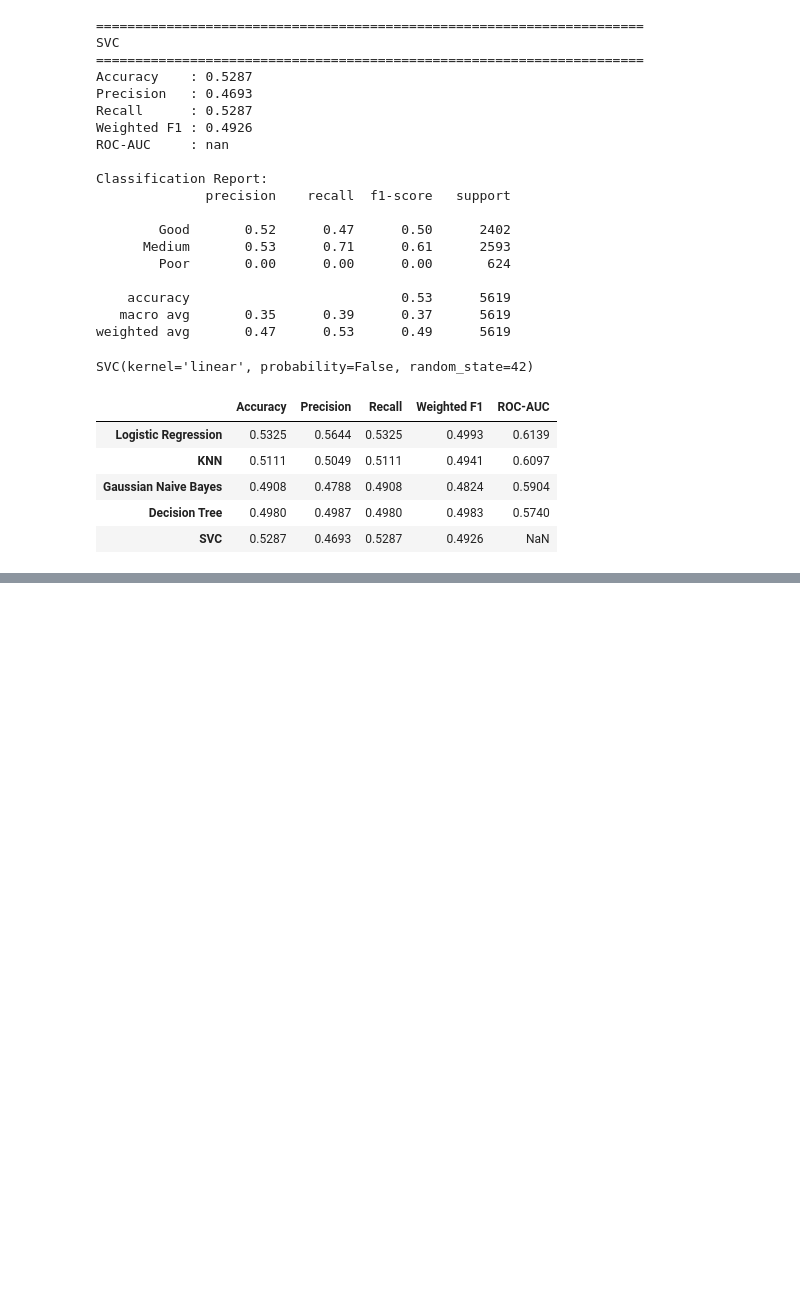
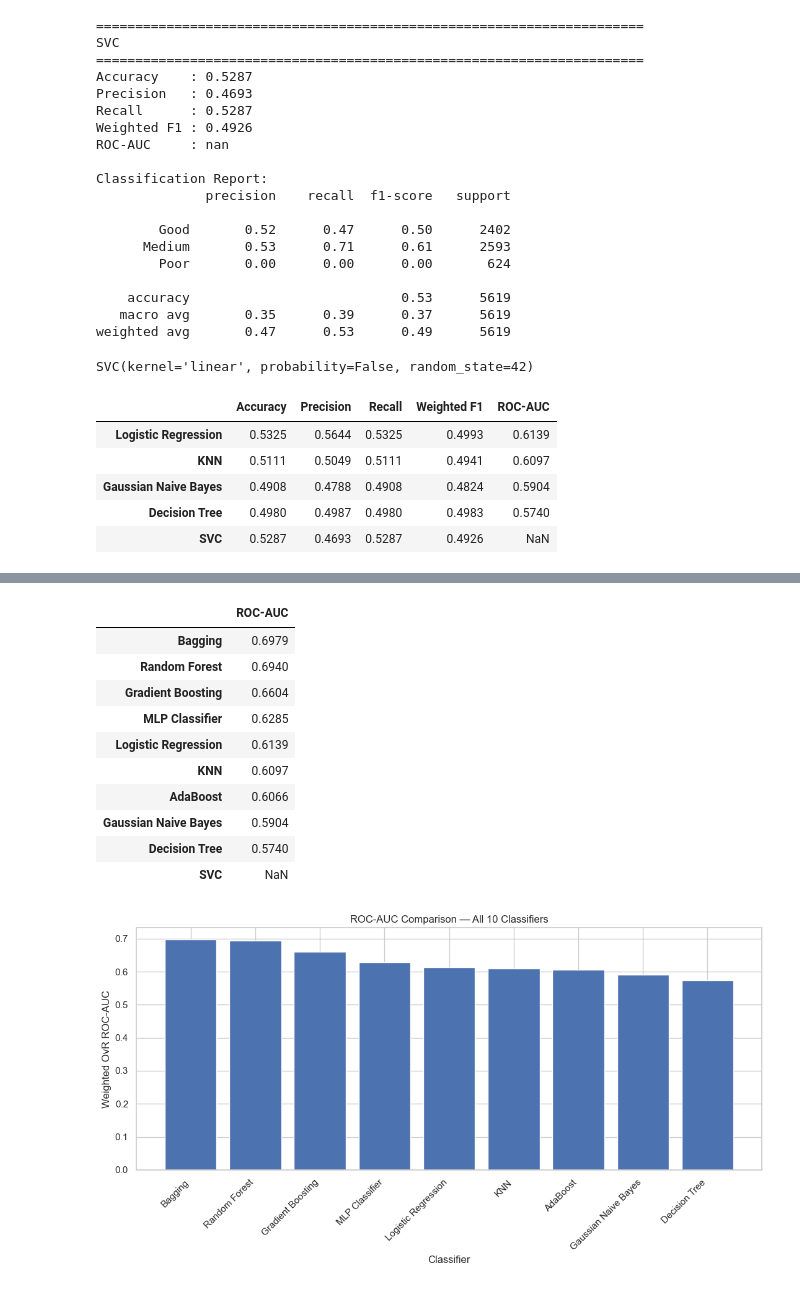
Before and after one commit to GaneshSarathi19/TrafficIntelligenceML, a Jupyter notebook: notebooks/classification.ipynb, the cells around one changed output, grey strips where cells are left out. Drawn from its saved outputs; the diff is of its cells as text; code cells hidden in the pictures; blank space fills up the shorter version.

```diff
--- a/notebooks/classification.ipynb
+++ b/notebooks/classification.ipynb
@@ -1000,0 +1246,13 @@ display(
+# %%
+# final comparison table of 10 algorithms
+
+comparison_table = pd.DataFrame(results).T
+
+comparison_table = comparison_table[
+    ["Accuracy", "Precision", "Recall", "Weighted F1", "ROC-AUC"]
+].sort_values(
+    by="Weighted F1",
+    ascending=False
+)
+
+display(comparison_table.round(4))
@@ -1000,0 +1309,36 @@ display(
+# %%
+# ROC-AUC score comparison
+
+auc_table = comparison_table[["ROC-AUC"]].sort_values(
+    "ROC-AUC",
+    ascending=False
+)
+
+display(auc_table.round(4))
+
+plt.figure(figsize=(11, 6))
+
+plt.bar(
+    auc_table.index,
+    auc_table["ROC-AUC"]
+)
+
+plt.title("ROC-AUC Comparison — All 10 Classifiers")
+plt.xlabel("Classifier")
+plt.ylabel("Weighted OvR ROC-AUC")
+plt.xticks(rotation=45, ha="right")
+plt.tight_layout()
+plt.show()
+# %% [output]
+|  | ROC-AUC |
+| Bagging | 0.6979 |
+| Random Forest | 0.6940 |
+| Gradient Boosting | 0.6604 |
+| MLP Classifier | 0.6285 |
+| Logistic Regression | 0.6139 |
+| KNN | 0.6097 |
+| AdaBoost | 0.6066 |
+| Gaussian Naive Bayes | 0.5904 |
+| Decision Tree | 0.5740 |
+| SVC | NaN |
+[figure, added]
```
Also changed, not shown: parts of 10 cells of this notebook.
